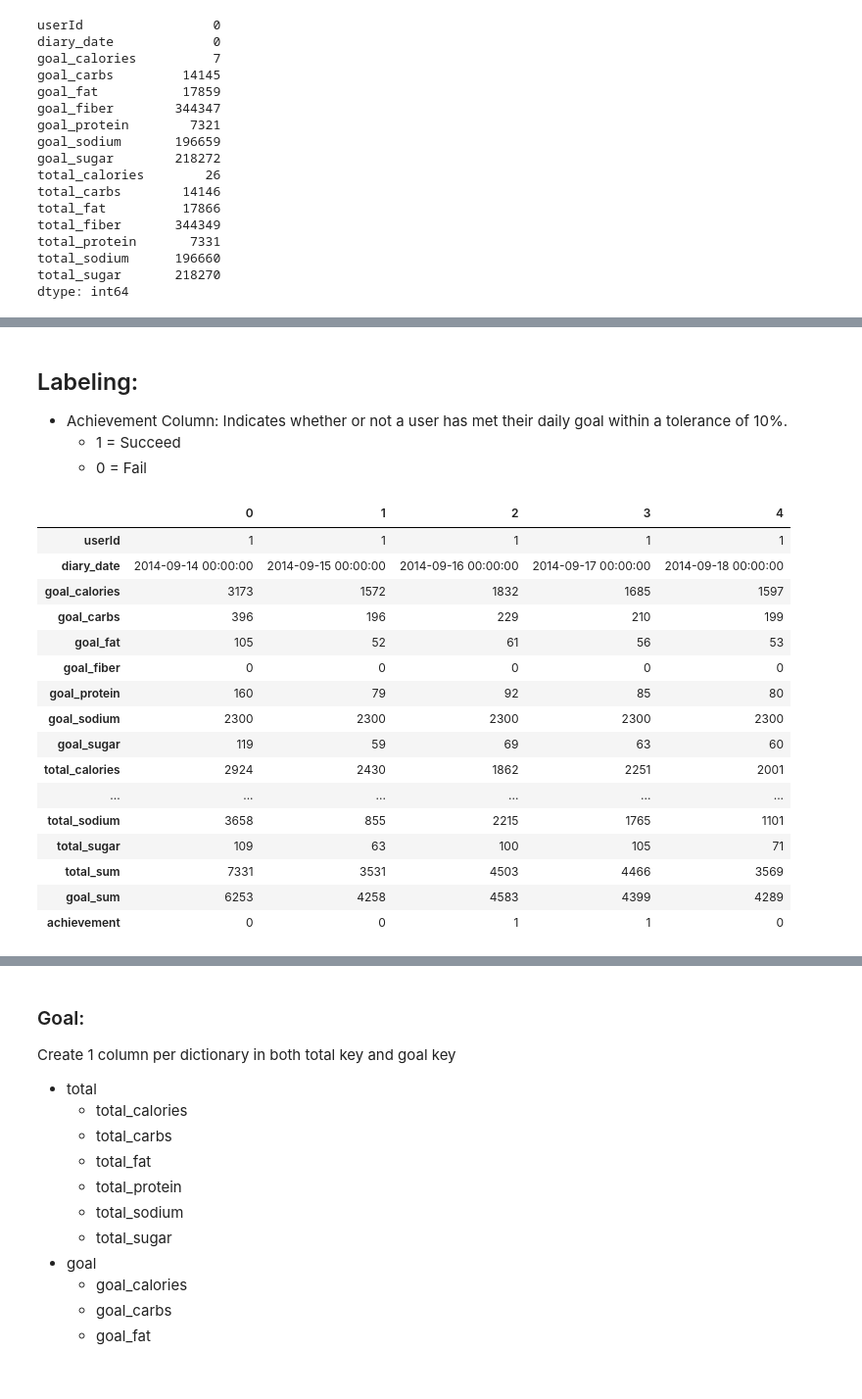
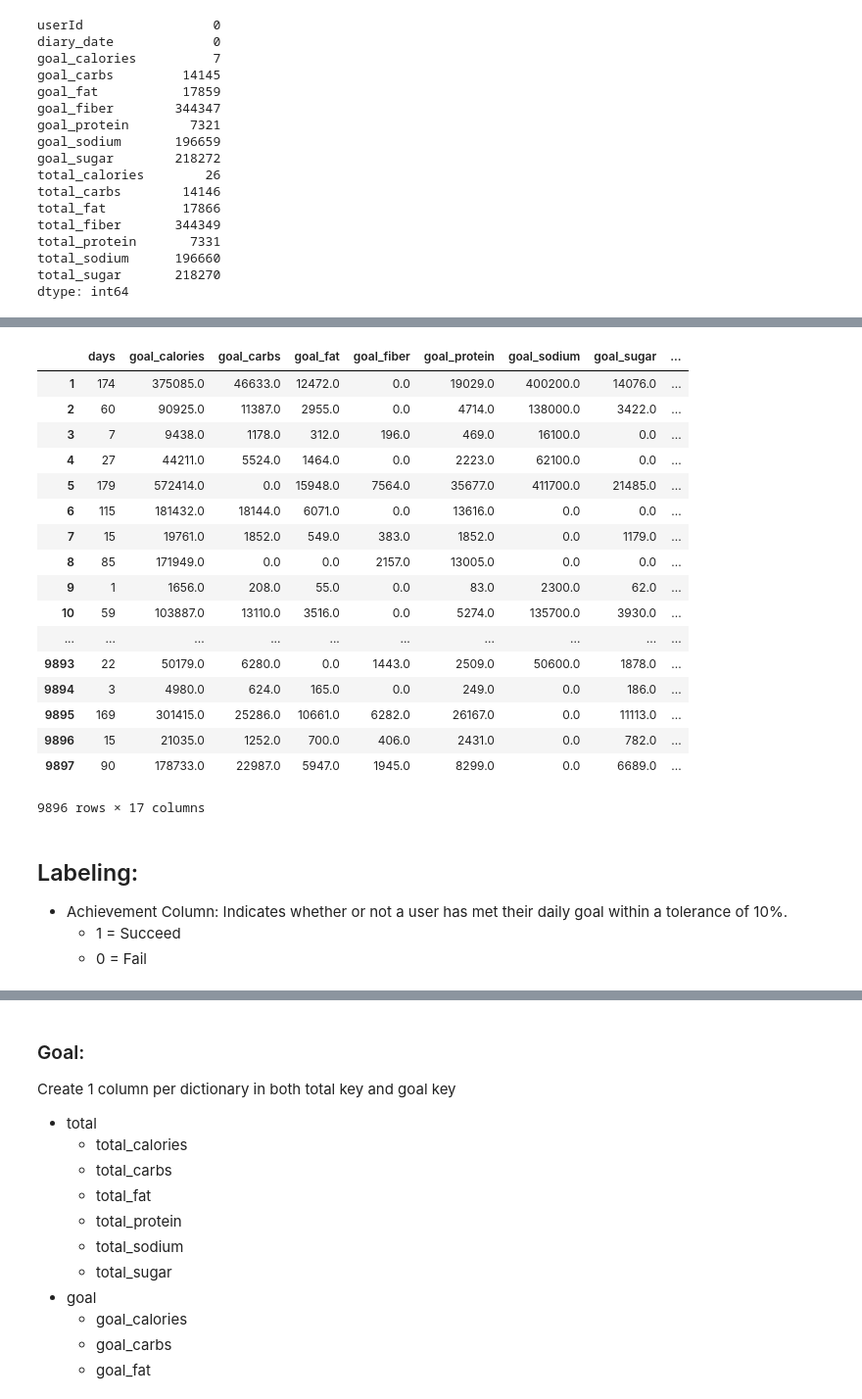
Before and after one commit to rokaandy/mfp-nutrition-survival-analysis, a Jupyter notebook: nutrition.ipynb, the cells around one changed output, grey strips where cells are left out. Shown at 98% size. Saved outputs shown, nothing was run; the diff lists cells and outputs as text; code cells hidden in the pictures.

Commit message:
create new df with number of days and groupby userid

```diff
--- a/nutrition.ipynb
+++ b/nutrition.ipynb
@@ -199,0 +224,4 @@ final_df['goal_sum'] = f[['goal_calcium', 'goal_calories', 'goal_carbs','goal_ch
+# %%
+days = df['userId'].value_counts().sort_index()
+days = pd.DataFrame(days).rename(columns={'userId': 'days'})
+days.head()
@@ -199,0 +235,5 @@ final_df['goal_sum'] = f[['goal_calcium', 'goal_calories', 'goal_carbs','goal_ch
+# %%
+cols = final_df.drop('userId','diary_date', axis=1).columns
+# %%
+ff = final_df.groupby(['userId'])[cols].sum()
+ff.head()
@@ -200,3 +248,25 @@ final_df['goal_sum'] = f[['goal_calcium', 'goal_calories', 'goal_carbs','goal_ch
+# %%
+combine = pd.merge(days, ff, left_index=True, right_index=True)
+combine
+# %% [output]
+|  | days | goal_calories | goal_carbs | goal_fat | goal_fiber | goal_protein | goal_sodium | goal_sugar | ... |
+| 1 | 174 | 375085.0 | 46633.0 | 12472.0 | 0.0 | 19029.0 | 400200.0 | 14076.0 | ... |
+| 2 | 60 | 90925.0 | 11387.0 | 2955.0 | 0.0 | 4714.0 | 138000.0 | 3422.0 | ... |
+| 3 | 7 | 9438.0 | 1178.0 | 312.0 | 196.0 | 469.0 | 16100.0 | 0.0 | ... |
+| 4 | 27 | 44211.0 | 5524.0 | 1464.0 | 0.0 | 2223.0 | 62100.0 | 0.0 | ... |
+| 5 | 179 | 572414.0 | 0.0 | 15948.0 | 7564.0 | 35677.0 | 411700.0 | 21485.0 | ... |
+| 6 | 115 | 181432.0 | 18144.0 | 6071.0 | 0.0 | 13616.0 | 0.0 | 0.0 | ... |
+| 7 | 15 | 19761.0 | 1852.0 | 549.0 | 383.0 | 1852.0 | 0.0 | 1179.0 | ... |
+| 8 | 85 | 171949.0 | 0.0 | 0.0 | 2157.0 | 13005.0 | 0.0 | 0.0 | ... |
+| 9 | 1 | 1656.0 | 208.0 | 55.0 | 0.0 | 83.0 | 2300.0 | 62.0 | ... |
+| 10 | 59 | 103887.0 | 13110.0 | 3516.0 | 0.0 | 5274.0 | 135700.0 | 3930.0 | ... |
+| ... | ... | ... | ... | ... | ... | ... | ... | ... | ... |
+| 9893 | 22 | 50179.0 | 6280.0 | 0.0 | 1443.0 | 2509.0 | 50600.0 | 1878.0 | ... |
+| 9894 | 3 | 4980.0 | 624.0 | 165.0 | 0.0 | 249.0 | 0.0 | 186.0 | ... |
+| 9895 | 169 | 301415.0 | 25286.0 | 10661.0 | 6282.0 | 26167.0 | 0.0 | 11113.0 | ... |
+| 9896 | 15 | 21035.0 | 1252.0 | 700.0 | 406.0 | 2431.0 | 0.0 | 782.0 | ... |
+| 9897 | 90 | 178733.0 | 22987.0 | 5947.0 | 1945.0 | 8299.0 | 0.0 | 6689.0 | ... |
+9896 rows × 17 columns
 # %% [markdown]
 ## Labeling:
 - Achievement Column: Indicates whether or not a user has met their daily goal within a tolerance of 10%.
@@ -207,21 +277 @@ final_df['achievement'] = np.where(abs((final_df['total_sum'] - final_df['goal_s
                                    <= 0.1, 1, 0)
-# %%
-final_df.head().T
-# %% [output]
-|  | 0 | 1 | 2 | 3 | 4 |
-| userId | 1 | 1 | 1 | 1 | 1 |
-| diary_date | 2014-09-14 00:00:00 | 2014-09-15 00:00:00 | 2014-09-16 00:00:00 | 2014-09-17 00:00:00 | 2014-09-18 00:00:00 |
-| goal_calories | 3173 | 1572 | 1832 | 1685 | 1597 |
-| goal_carbs | 396 | 196 | 229 | 210 | 199 |
-| goal_fat | 105 | 52 | 61 | 56 | 53 |
-| goal_fiber | 0 | 0 | 0 | 0 | 0 |
-| goal_protein | 160 | 79 | 92 | 85 | 80 |
-| goal_sodium | 2300 | 2300 | 2300 | 2300 | 2300 |
-| goal_sugar | 119 | 59 | 69 | 63 | 60 |
-| total_calories | 2924 | 2430 | 1862 | 2251 | 2001 |
-| ... | ... | ... | ... | ... | ... |
-| total_sodium | 3658 | 855 | 2215 | 1765 | 1101 |
-| total_sugar | 109 | 63 | 100 | 105 | 71 |
-| total_sum | 7331 | 3531 | 4503 | 4466 | 3569 |
-| goal_sum | 6253 | 4258 | 4583 | 4399 | 4289 |
-| achievement | 0 | 0 | 1 | 1 | 0 |
```
Also changed, not shown: parts of 21 cells of this notebook.
